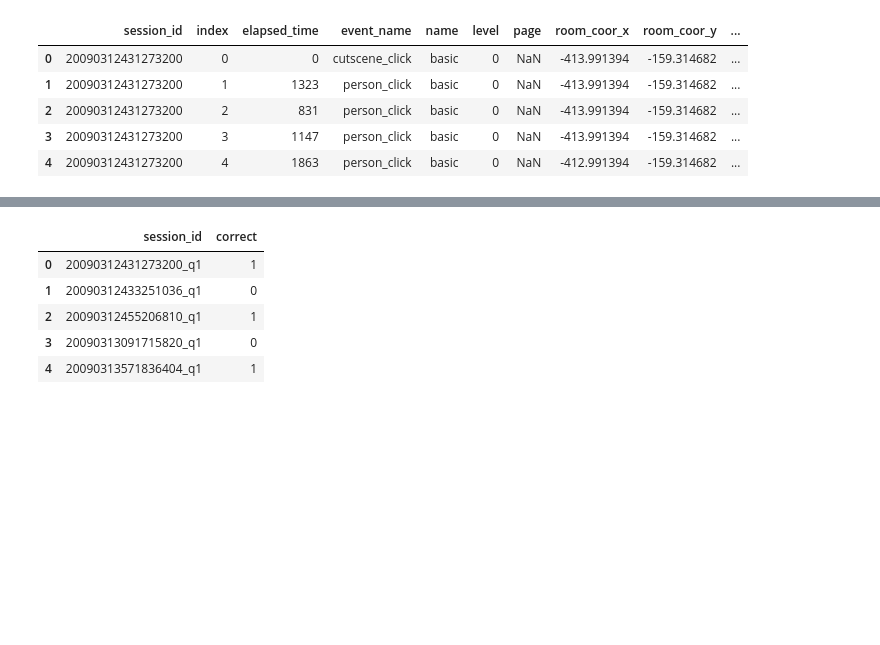
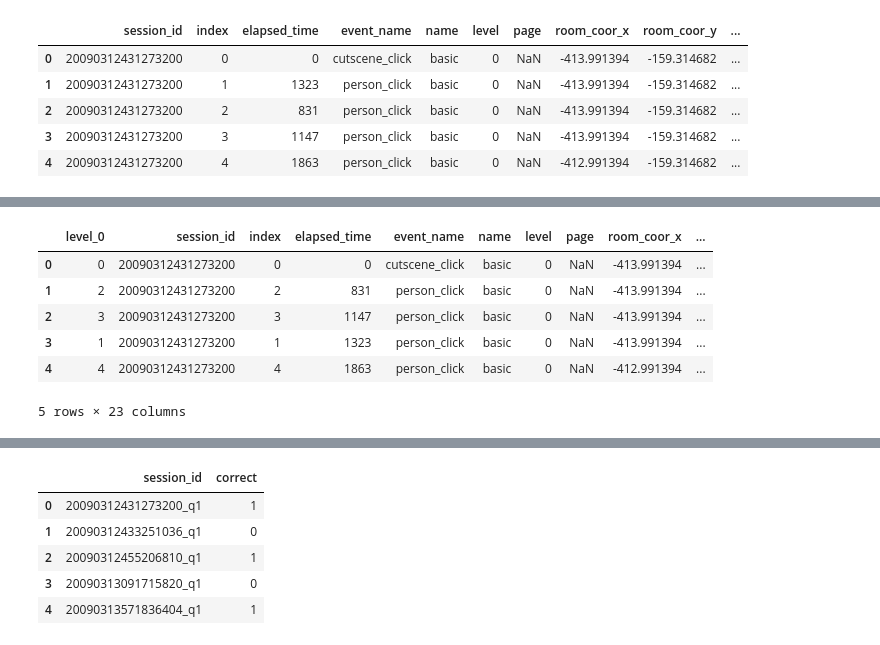
Before and after one commit to Kaggle-Project-TUC-DS/student-performance, a Jupyter notebook: notebooks/playing_with_the_data.ipynb, the cells around one changed output, grey strips where cells are left out. Drawn from its saved outputs; the diff is of its cells as text; code cells hidden in the pictures; blank space fills up the shorter version.

```diff
--- a/notebooks/playing_with_the_data.ipynb
+++ b/notebooks/playing_with_the_data.ipynb
@@ -108,7 +108,16 @@ memory usage: 1.2 MB
 # %%
 import data_preprocessing_martin as dps
 
 subset_df = dps.adding_new_variables(subset_df)
 subset_df = dps.adding_euclid_distance_variable(subset_df)
-
+#subset_df = dps.adding_session_distance(subset_df)
+subset_df.head()
 #subset_df = dps.feature_engineer_steve(subset_df)
+# %% [output]
+|  | level_0 | session_id | index | elapsed_time | event_name | name | level | page | room_coor_x | ... |
+| 0 | 0 | 20090312431273200 | 0 | 0 | cutscene_click | basic | 0 | NaN | -413.991394 | ... |
+| 1 | 2 | 20090312431273200 | 2 | 831 | person_click | basic | 0 | NaN | -413.991394 | ... |
+| 2 | 3 | 20090312431273200 | 3 | 1147 | person_click | basic | 0 | NaN | -413.991394 | ... |
+| 3 | 1 | 20090312431273200 | 1 | 1323 | person_click | basic | 0 | NaN | -413.991394 | ... |
+| 4 | 4 | 20090312431273200 | 4 | 1863 | person_click | basic | 0 | NaN | -412.991394 | ... |
+5 rows × 23 columns
```
Also changed, not shown: parts of 8 cells of this notebook, 1 other file.
